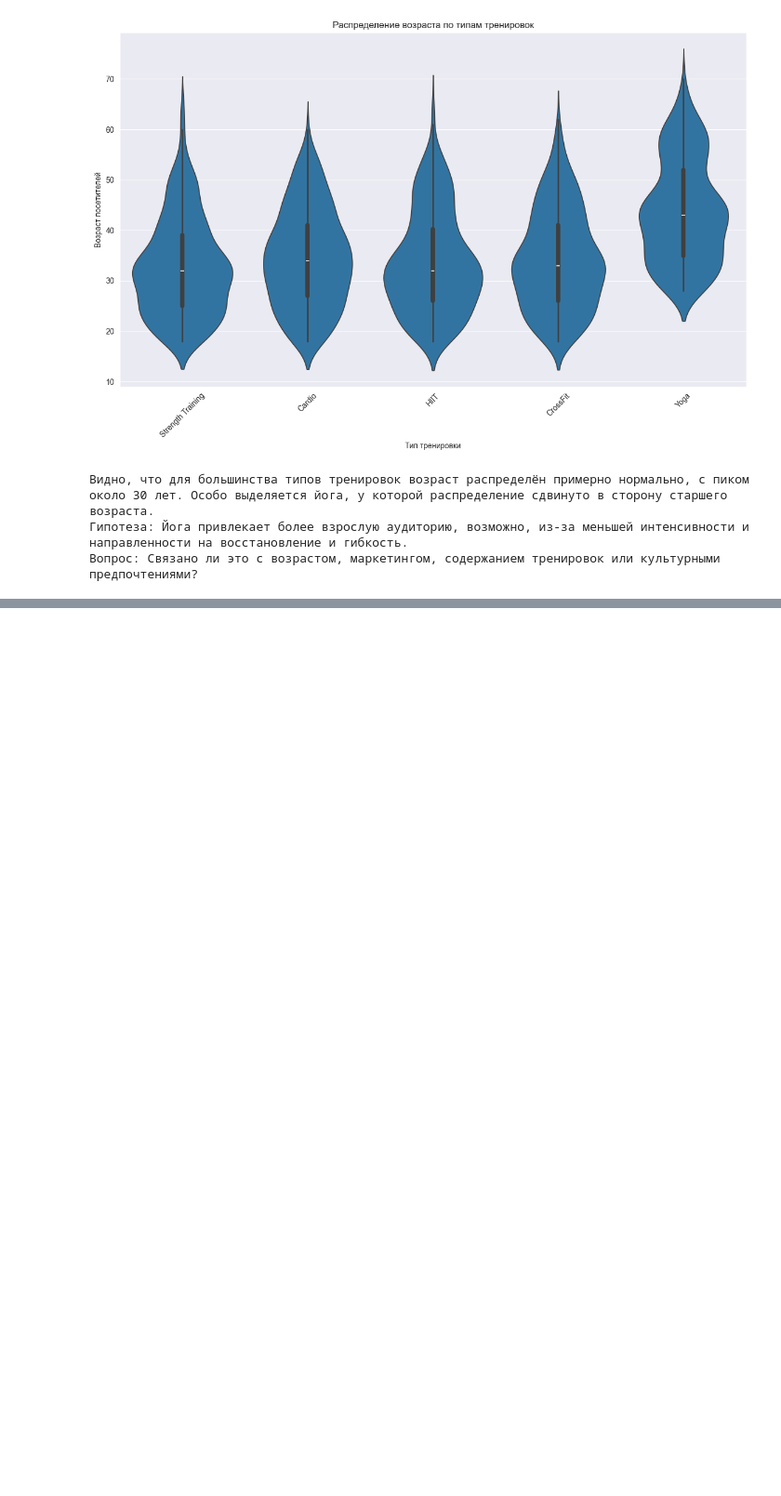
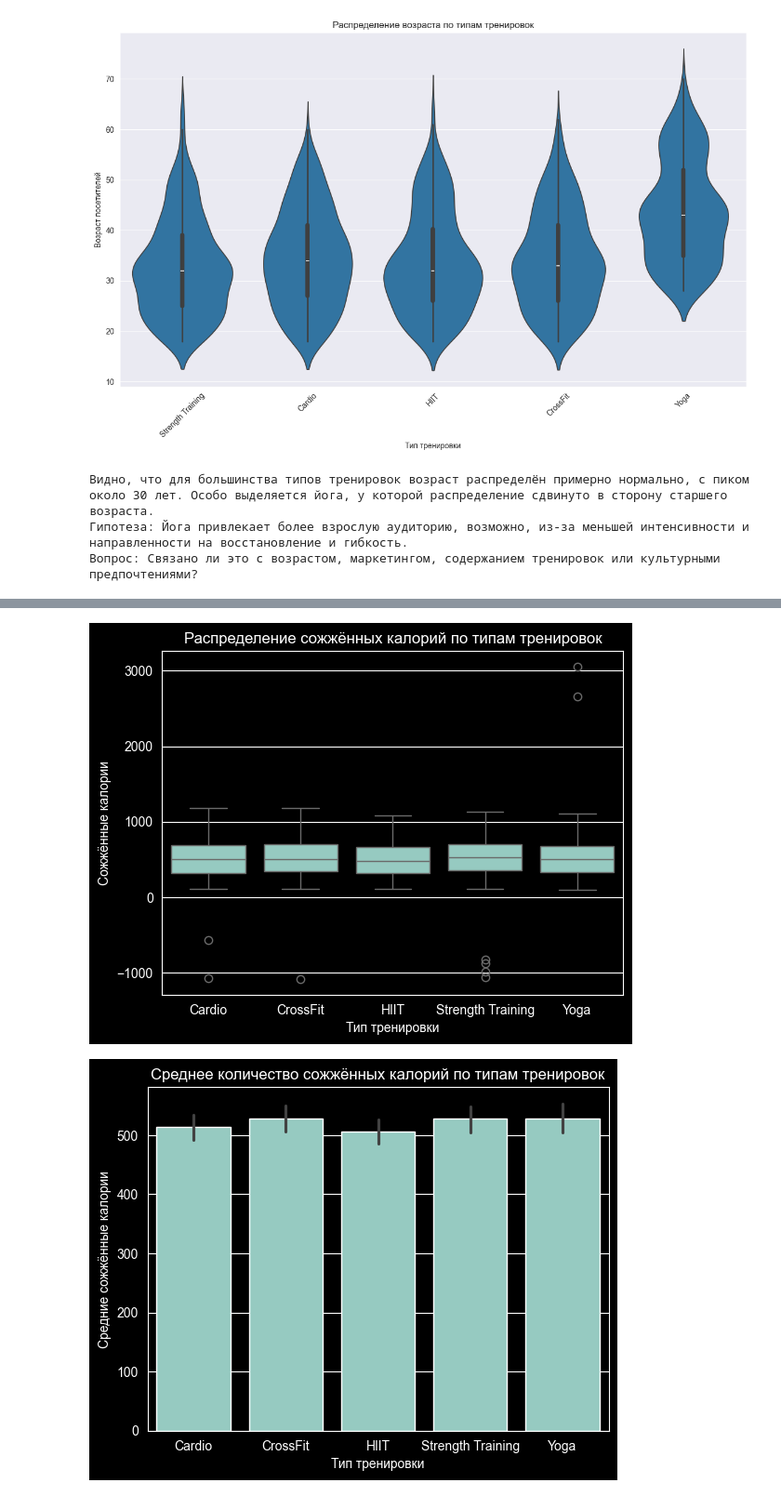
Before and after one commit to kakrulit88/LR-1-IAD, a Jupyter notebook: notebooks/01_data_understanding.ipynb, the cells around one changed output, grey strips where cells are left out. Shown at 93% size. Saved outputs shown, nothing was run; the diff lists cells and outputs as text; code cells hidden in the pictures; blank space fills up the shorter version.

```diff
--- a/notebooks/01_data_understanding.ipynb
+++ b/notebooks/01_data_understanding.ipynb
@@ -255,0 +429,20 @@ print("""Видно, что для большинства типов трени
+# %%
+import matplotlib.pyplot as plt
+import seaborn as sns
+
+plt.figure()
+sns.boxplot(data=df, x='workout_type', y='calories_burned')
+plt.title('Распределение сожжённых калорий по типам тренировок')
+plt.xlabel('Тип тренировки')
+plt.ylabel('Сожжённые калории')
+plt.show()
+
+plt.figure()
+sns.barplot(data=df, x='workout_type', y='calories_burned')
+plt.title('Среднее количество сожжённых калорий по типам тренировок')
+plt.xlabel('Тип тренировки')
+plt.ylabel('Средние сожжённые калории')
+plt.show()
+# %% [output]
+[figure, added]
+[figure, added]
```
Also changed, not shown: parts of 9 cells of this notebook.
